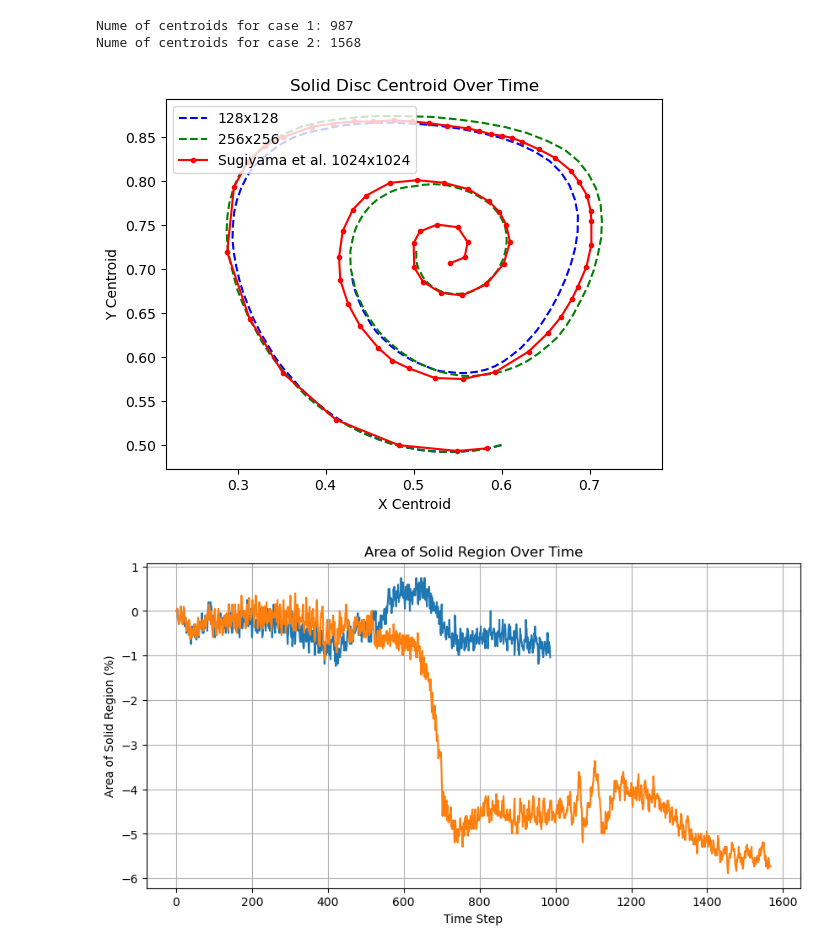
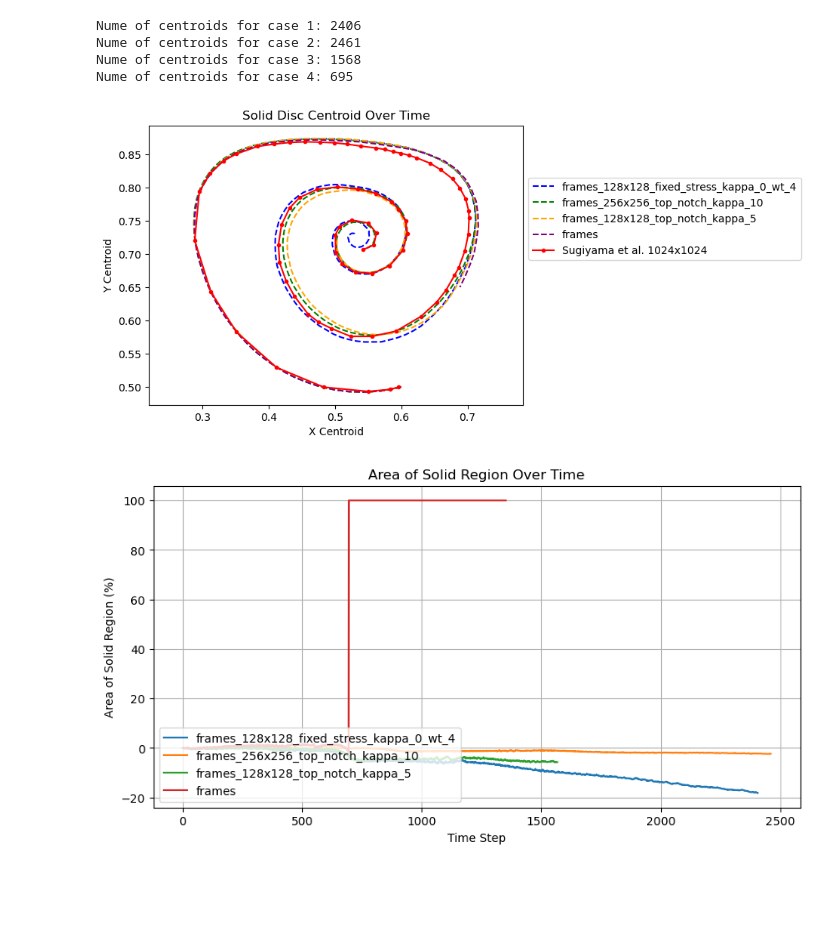
Before and after one commit to samanseifi/pyRMT, a Jupyter notebook: notebooks/centroid.ipynb, the cells around one changed output. Saved outputs shown, nothing was run; the diff lists cells and outputs as text; code cells hidden in the pictures; blank space fills up the shorter version.

```diff
--- a/notebooks/centroid.ipynb
+++ b/notebooks/centroid.ipynb
@@ -51,42 +54,62 @@ centroids_2, areas_2 = compute_centrods(frames_dir_2)
 # %%
-frames_dir_1 = 'frames'
-centroids_1, areas_1 = compute_centrods(frames_dir_1)
+frames_dir_1 = 'frames_128x128_fixed_stress_kappa_0_wt_4'
+centroids_1, areas_1 = compute_centrods("../"+frames_dir_1)
+# %%
+frames_dir_3 = 'frames_128x128_top_notch_kappa_5'
+centroids_3, areas_3 = compute_centrods("../"+frames_dir_3)
+# %%
+frames_dir_4 = 'frames'
+centroids_4, areas_4 = compute_centrods("../"+frames_dir_4)
 # %%
 centroids_arr_1 = np.array(centroids_1)
 centroids_arr_2 = np.array(centroids_2)
+centroids_arr_3 = np.array(centroids_3)
+centroids_arr_4 = np.array(centroids_4)
 
 print(f"Nume of centroids for case 1: {len(centroids_arr_1)}")
 print(f"Nume of centroids for case 2: {len(centroids_arr_2)}")
+print(f"Nume of centroids for case 3: {len(centroids_arr_3)}")
+print(f"Nume of centroids for case 4: {len(centroids_arr_4)}")
 # %% [output]
-Nume of centroids for case 1: 987
-Nume of centroids for case 2: 1568
+Nume of centroids for case 1: 2406
+Nume of centroids for case 2: 2461
+Nume of centroids for case 3: 1568
+Nume of centroids for case 4: 695
 # %%
 
 # Plot every 5th centroid to reduce point frequency
 x_1 = centroids_arr_1[::10, 0]
 y_1 = centroids_arr_1[::10, 1]
 
 x_2 = centroids_arr_2[::10, 0]
 y_2 = centroids_arr_2[::10, 1]
 
-plt.plot(x_1, y_1, '--', markersize=3, color='blue', label='128x128')
-plt.plot(x_2, y_2, '--', markersize=3, color='green', label='256x256')
+x_3 = centroids_arr_3[::10, 0]
+y_3 = centroids_arr_3[::10, 1]
+
+x_4 = centroids_arr_4[::10, 0]
+y_4 = centroids_arr_4[::10, 1]
+
+plt.plot(x_1, y_1, '--', markersize=3, color='blue', label=frames_dir_1)
+plt.plot(x_2, y_2, '--', markersize=3, color='green', label=frames_dir_2)
+plt.plot(x_3, y_3, '--', markersize=3, color='orange', label=frames_dir_3)
+plt.plot(x_4, y_4, '--', markersize=3, color='purple', label=frames_dir_4)
 
 # open csv file to get benchmark data
-benchmark_file = 'Seg_1024x1024.csv'
+benchmark_file = 'data_1.csv'
 if os.path.exists(benchmark_file):
-    benchmark_data = np.loadtxt(benchmark_file, delimiter=',', skiprows=1)
+    benchmark_data = np.loadtxt(benchmark_file, delimiter=',', skiprows=0)
     plt.plot(benchmark_data[:, 0], benchmark_data[:, 1], 'o-', markersize=3, color='red', label='Sugiyama et al. 1024x1024')
-    plt.legend(loc='upper left')
+    plt.legend(loc='lower left', bbox_to_anchor=(1, 0.5))
 
 plt.xlabel('X Centroid')
 plt.ylabel('Y Centroid')
 plt.title('Solid Disc Centroid Over Time')
 # plt.grid()
 plt.axis('equal')
 plt.show()
 # %% [output]
-[figure, old version]
+[figure, new version]
 # %%
 
 def compute_area_err(areas):
@@ -99,6 +122,11 @@ def compute_area_err(areas):
 plt.figure(figsize=(10, 5))
 plt.plot(compute_area_err(areas_1))
 plt.plot(compute_area_err(areas_2))
+plt.plot(compute_area_err(areas_3))
+plt.plot(compute_area_err(areas_4))
+
+plt.legend([frames_dir_1, frames_dir_2, frames_dir_3, frames_dir_4], loc='lower left')
+
 
 plt.xlabel('Time Step')
 plt.ylabel('Area of Solid Region (%)')
@@ -106,4 +134,4 @@ plt.title('Area of Solid Region Over Time')
 plt.grid()
 plt.show()
 # %% [output]
-[figure, old version]
+[figure, new version]
```
Also changed, not shown: parts of 3 cells of this notebook, 3 other files.
